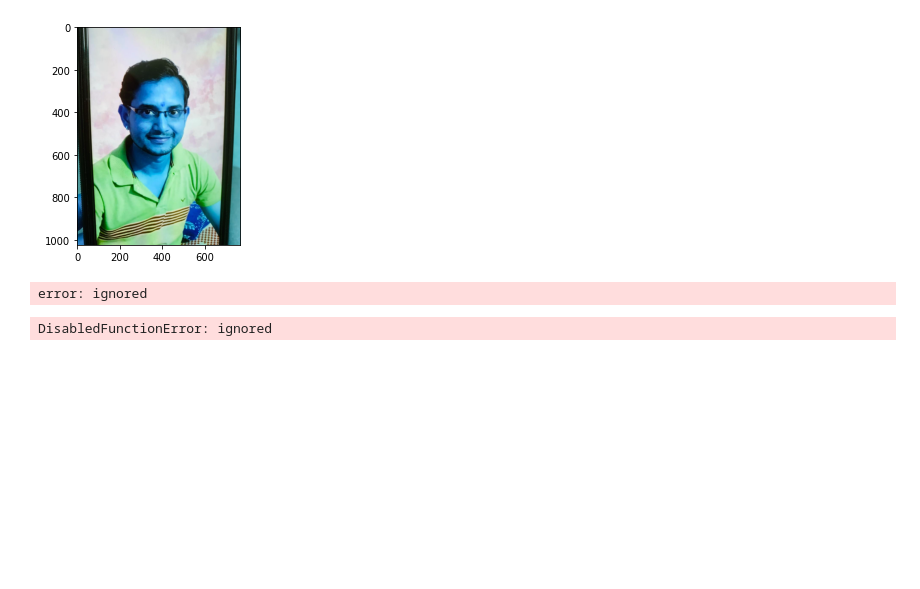
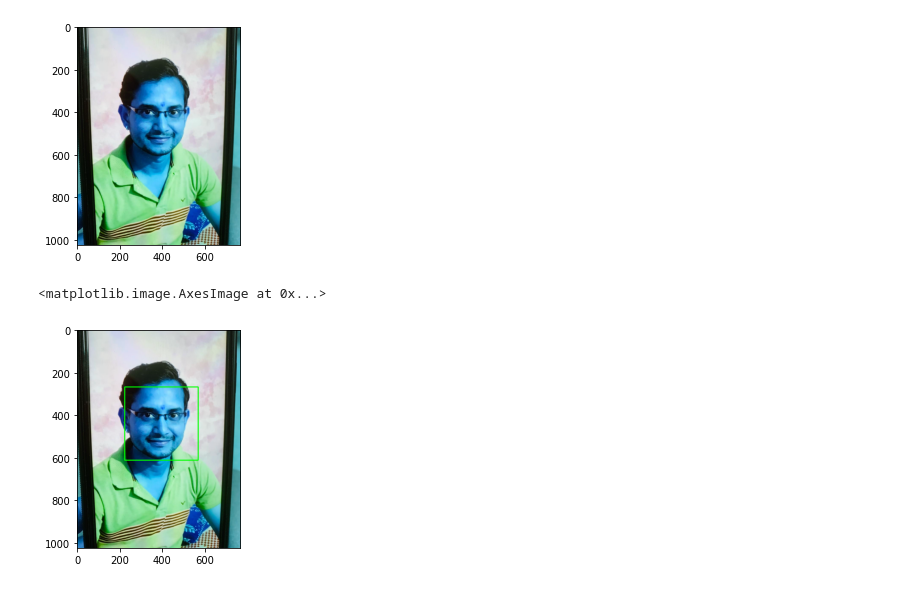
Before and after one commit to hiteshpujari/Machine-Learning-, a Jupyter notebook: facedetection.ipynb, the cells around one changed output. Saved outputs shown, nothing was run; the diff lists cells and outputs as text; code cells hidden in the pictures; blank space fills up the shorter version.

```diff
--- a/facedetection.ipynb
+++ b/facedetection.ipynb
@@ -15,7 +23,7 @@ Saving hitesh.jpg to hitesh.jpg
 # %%
 # Load the cascade
-face_cascade = cv2.CascadeClassifier('haarcascade_frontalface_alt2.xml')
-eye_cascade = cv2.CascadeClassifier('haarcascade_eye.xml')
+face_cascade = cv2.CascadeClassifier('haarcascade_frontalface_default.xml')
+#eye_cascade = cv2.CascadeClassifier('haarcascade_eye.xml')
 # %%
 # Read the input image
 img = cv2.imread('hitesh.jpg')
@@ -29,11 +37,13 @@ gray = cv2.cvtColor(img, cv2.COLOR_BGR2GRAY)
 # %%
 # Detect faces
 faces = face_cascade.detectMultiScale(gray, 1.3, 5)
-# %% [output]
-error: ignored
+# %%
+# draw the face rectangle
+for x,y,w,h in faces:
+    img = cv2.rectangle(img, (x, y), (x+w, y+h), (0, 255, 0),4)
 # %%
-# Display the output
-cv2.imshow('img', img)
-cv2.waitKey()
+,# Display the output
+plt.imshow(img, cmap='gray')
 # %% [output]
-DisabledFunctionError: ignored
+<matplotlib.image.AxesImage at 0x...>
+[figure, added]
```
Also changed, not shown: parts of 3 cells of this notebook.
